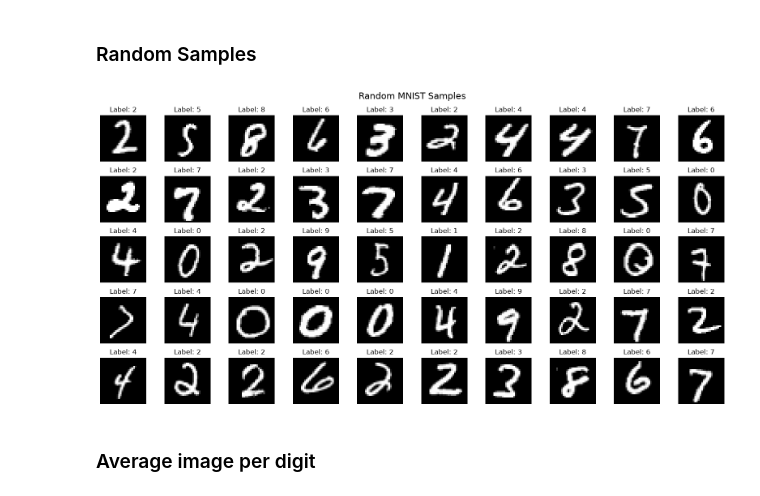
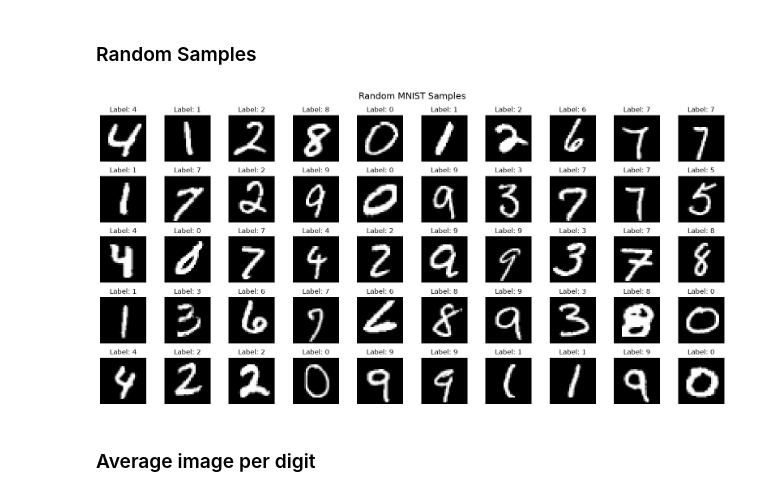
Before and after one commit to cudidotdev/mnist-784-rbf-experiments, a Jupyter notebook: notebooks/00_data_exploration.ipynb, the cells around one changed output. Saved outputs shown, nothing was run; the diff lists cells and outputs as text; code cells hidden in the pictures.

```diff
--- a/notebooks/00_data_exploration.ipynb
+++ b/notebooks/00_data_exploration.ipynb
@@ -26,6 +23,9 @@ from mnist_rbf import load_mnist, load_mnist_split, save_figure
 # %% [markdown]
 ## Dataset Acquisition
 # %%
-df = load_mnist()
+X, y = load_mnist(scale=True, dtype=np.float32)
+
+print("X:", X.shape, X.dtype, f"range [{X.min():.1f}, {X.max():.1f}]")
+print("y:", y.shape, y.dtype)
 # %% [output]
 Loading MNIST from local storage.
@@ -53,0 +34,14 @@ shape: (10, 785)
+# %%
+# First example of each digit (index of first occurrence per label)
+
+digits, first_idx = np.unique(y, return_index=True)
+
+fig, axes = plt.subplots(2, 5, figsize=(12, 5))
+
+for ax, digit, idx in zip(axes.flat, digits, first_idx):
+    ax.imshow(X[idx].reshape(28, 28), cmap="gray")
+    ax.set_title(f"Label: {digit}")
+    ax.axis("off")
+
+plt.tight_layout()
+plt.show()
@@ -56,10 +52,8 @@ shape: (10, 785)
 
 Explore the number of observations for each digit.
 # %%
-class_distribution = df.group_by("label").agg(pl.len()).sort("label")
-
-labels = class_distribution["label"].to_list()
-counts = class_distribution["len"].to_list()
+labels = np.arange(10)
+counts = np.bincount(y, minlength=10)
 
 fig, ax = plt.subplots(figsize=(10, 6))
 
@@ -77,6 +71,7 @@ for bar, count in zip(bars, counts):
         fontsize=10
     )
 
+ax.set_xticks(labels)
 ax.set_xlabel("Label")
 ax.set_ylabel("Count")
 ax.set_title("Class Distribution")
@@ -96,32 +91,28 @@ plt.show()
 # %%
 n_samples = 50
 n_cols = 10
 
-samples = df.sample(
-    n=n_samples,
-    seed=42,
-).select(pl.concat_arr(cs.matches(r"pixel_\d+")).alias("pixels"), "label")
+rng = np.random.default_rng(42)
+sample_idx = rng.choice(len(y), size=n_samples, replace=False)
 
 fig, axes = plt.subplots(
     n_samples // n_cols,
     n_cols,
     figsize=(16, 8),
 )
 
-for ax, row in zip(axes.flat, samples.iter_rows(named=True)):
-    image = np.array(row["pixels"]).reshape(28, 28)
-
-    ax.imshow(image, cmap="gray")
-    ax.set_title(f"Label: {row['label']}")
+for ax, idx in zip(axes.flat, sample_idx):
+    ax.imshow(X[idx].reshape(28, 28), cmap="gray")
+    ax.set_title(f"Label: {y[idx]}")
     ax.axis("off")
 
 plt.suptitle("Random MNIST Samples", fontsize=16)
 plt.tight_layout()
 
 save_figure(fig, "random-mnist-samples.png")
 
 plt.show()
 # %% [output]
-[figure, old version]
+[figure, new version]
 # %% [markdown]
 ### Average image per digit
```
Also changed, not shown: parts of 12 cells of this notebook, 4 other files.
